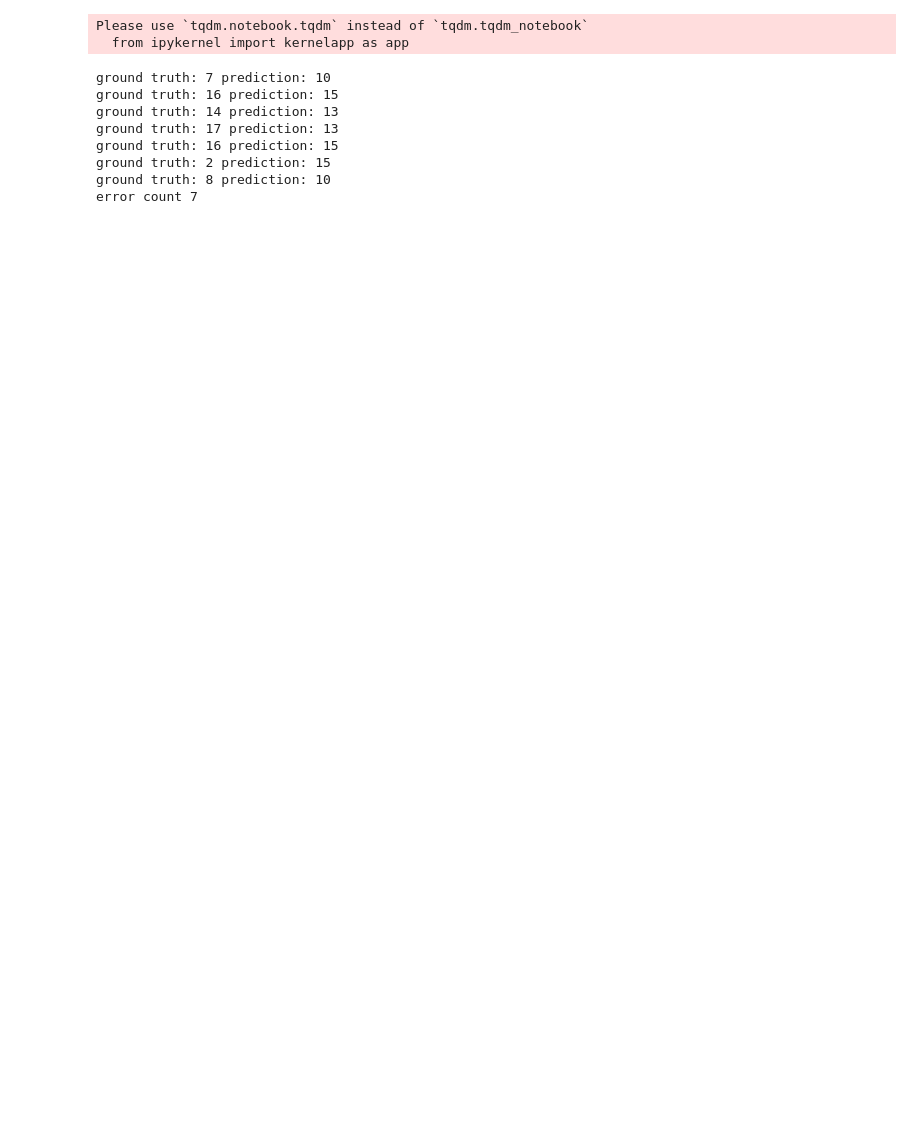
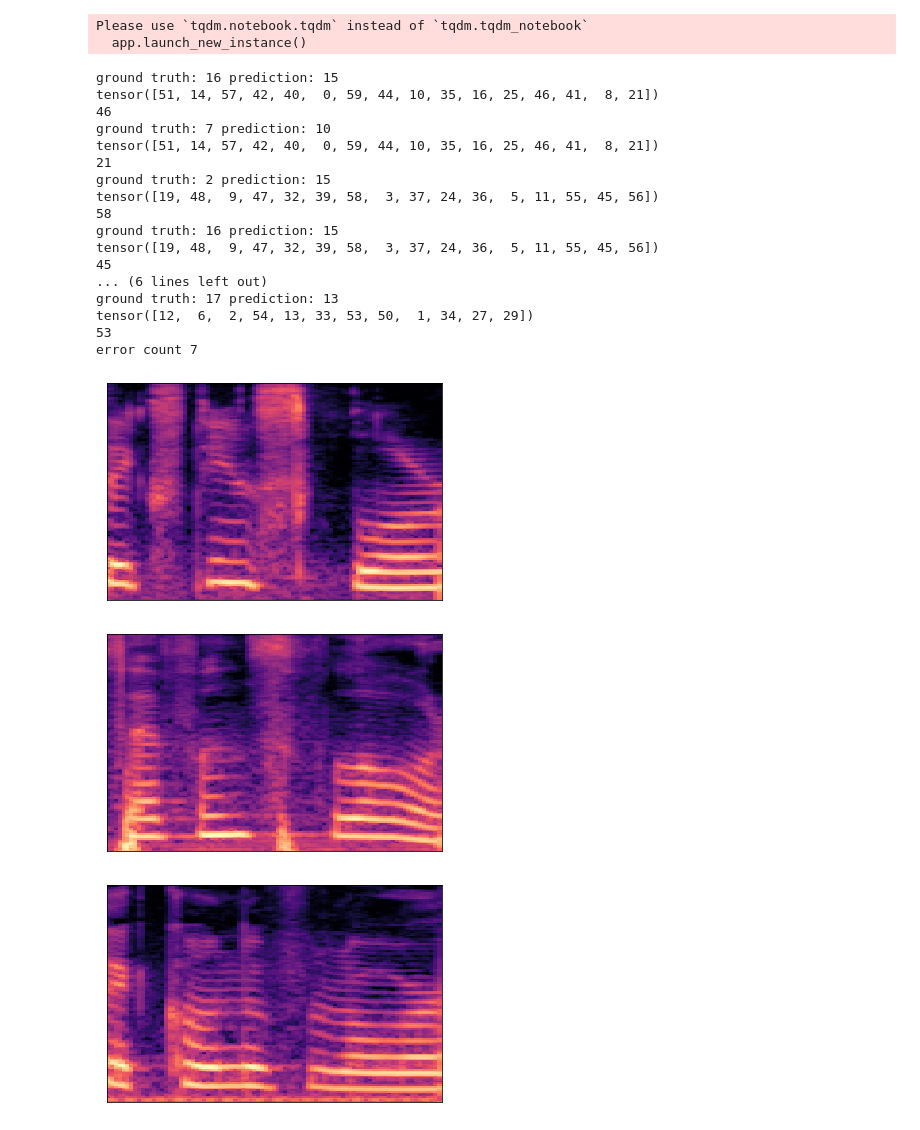
Before and after one commit to SUMIN97/Elevator_Sound_Classification, a Jupyter notebook: test_code_jupyter.ipynb, the cells around one changed output. Saved outputs shown, nothing was run; the diff lists cells and outputs as text; code cells hidden in the pictures; blank space fills up the shorter version.

Commit message:
update:django and test_code

```diff
--- a/test_code_jupyter.ipynb
+++ b/test_code_jupyter.ipynb
@@ -47,7 +35,6 @@ class Data(Dataset):
         self.fmin = 20
         self.fmax = 8300
         self.sr = int(22050 * 1.0)
-
 
         for path in tqdm(self.wavs_path):
             self.labels.append(int(path.split('/')[-2]))
@@ -64,21 +51,20 @@ class Data(Dataset):
                 wav_cut = np.pad(wav_cut,int(np.ceil((1* self.sr-shape)/2)),mode='constant')
                 wav_cut = wav_cut[: self.sr]
 
-
             if wav_cut.shape[0] !=  self.sr:
                 print(path, wav_cut.shape)
 
             spec=librosa.feature.melspectrogram(wav_cut, sr=self.sr, n_fft=self.n_fft,hop_length=self.hop_length, fmin=self.fmin, fmax=self.fmax)
             spec_db=librosa.power_to_db(spec,top_db=self.top_db)
-            self.data.append(spec_to_image(spec_db))
+            self.data.append(self.spec_to_image(spec_db))
 
     def __len__(self):
         return len(self.data)
 
     def __getitem__(self, idx):
-        return self.data[idx], self.labels[idx]
+        return self.data[idx], self.labels[idx], idx
 
-    def spec_to_image(spec, eps=1e-6):
+    def spec_to_image(self,spec, eps=1e-6):
         mean = spec.mean()
         std = spec.std()
         spec_norm = (spec - mean) / (std + eps)
@@ -157,41 +143,60 @@ learning_rate = 2e-5
 optimizer = optim.Adam(model.parameters(), lr=learning_rate)
 # %% [output]
 Please use `tqdm.notebook.tqdm` instead of `tqdm.tqdm_notebook`
-  from ipykernel import kernelapp as app
+  app.launch_new_instance()
 # %%
 
 
-checkpoint = torch.load(os.path.join(os.path.abspath('.'), 'parameters.pth'))
+checkpoint = torch.load(os.path.join(os.path.abspath('.'), 'django_web/parameters','parameters.pth'))
 model.load_state_dict(checkpoint['model_state_dict'])
 optimizer.load_state_dict(checkpoint['optimizer_state_dict'])
 
 
 model.eval()
 count = 0
 for i, data in enumerate(test_loader):
-    x, y = data
+    x, y, idx = data
+    x_origin = x.clone().cpu().numpy()
     batch, height, width = x.size()
     x = x.view(batch, 1, height, width)
     x = x.to(device, dtype=torch.float32)
     y = y.to(device, dtype=torch.long)
     y_hat = model(x)
 
 
 
     for b in range(batch):
         pred = (torch.argmax(y_hat[b]) +1).item()
         ground_truth = y[b].item()
         if ground_truth!= pred:
             print("ground truth:",ground_truth, 'prediction:',pred )
+            plt.figure()
+            print(idx)
+            i = idx[b].item()
+            print(i)
+            librosa.display.specshow(test_data.__getitem__(i)[0])
+
             count +=1
 
 print("error count", count)
 # %% [output]
+ground truth: 16 prediction: 15
+tensor([51, 14, 57, 42, 40,  0, 59, 44, 10, 35, 16, 25, 46, 41,  8, 21])
+46
 ground truth: 7 prediction: 10
+tensor([51, 14, 57, 42, 40,  0, 59, 44, 10, 35, 16, 25, 46, 41,  8, 21])
+21
+ground truth: 2 prediction: 15
+tensor([19, 48,  9, 47, 32, 39, 58,  3, 37, 24, 36,  5, 11, 55, 45, 56])
+58
 ground truth: 16 prediction: 15
-ground truth: 14 prediction: 13
+tensor([19, 48,  9, 47, 32, 39, 58,  3, 37, 24, 36,  5, 11, 55, 45, 56])
+45
+... (6 lines left out)
 ground truth: 17 prediction: 13
-ground truth: 16 prediction: 15
-ground truth: 2 prediction: 15
-ground truth: 8 prediction: 10
+tensor([12,  6,  2, 54, 13, 33, 53, 50,  1, 34, 27, 29])
+53
 error count 7
+[figure, added]
+[figure, added]
+[figure, added]
```
Also changed, not shown: parts of 17 cells of this notebook, 29 other files.
